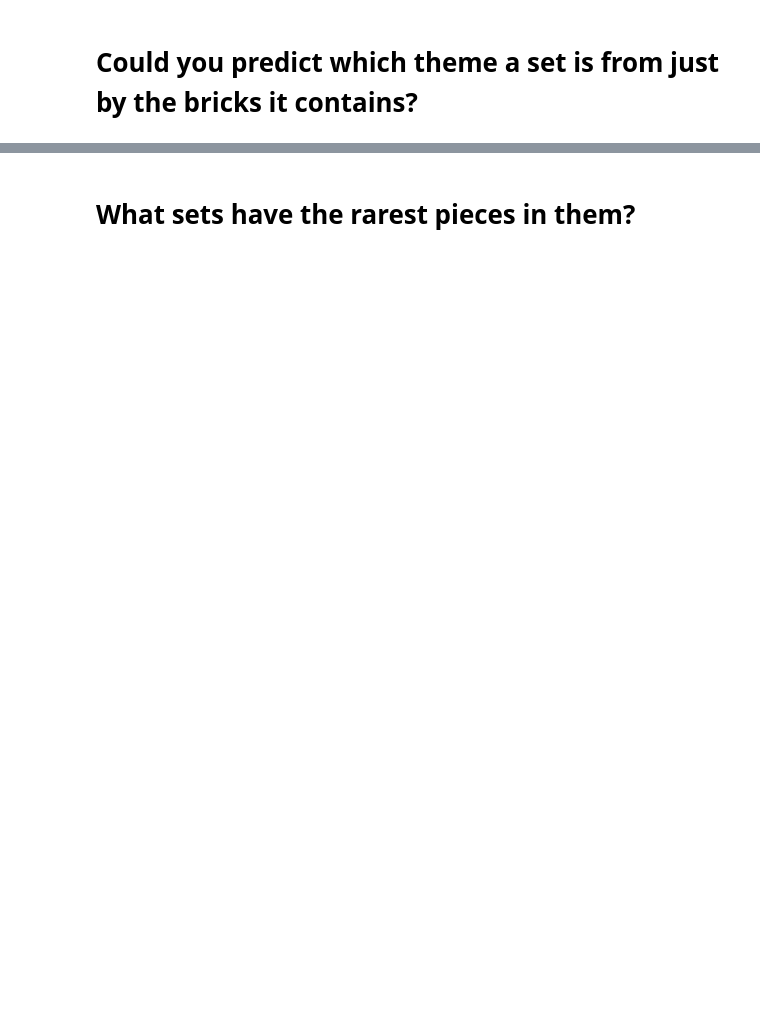
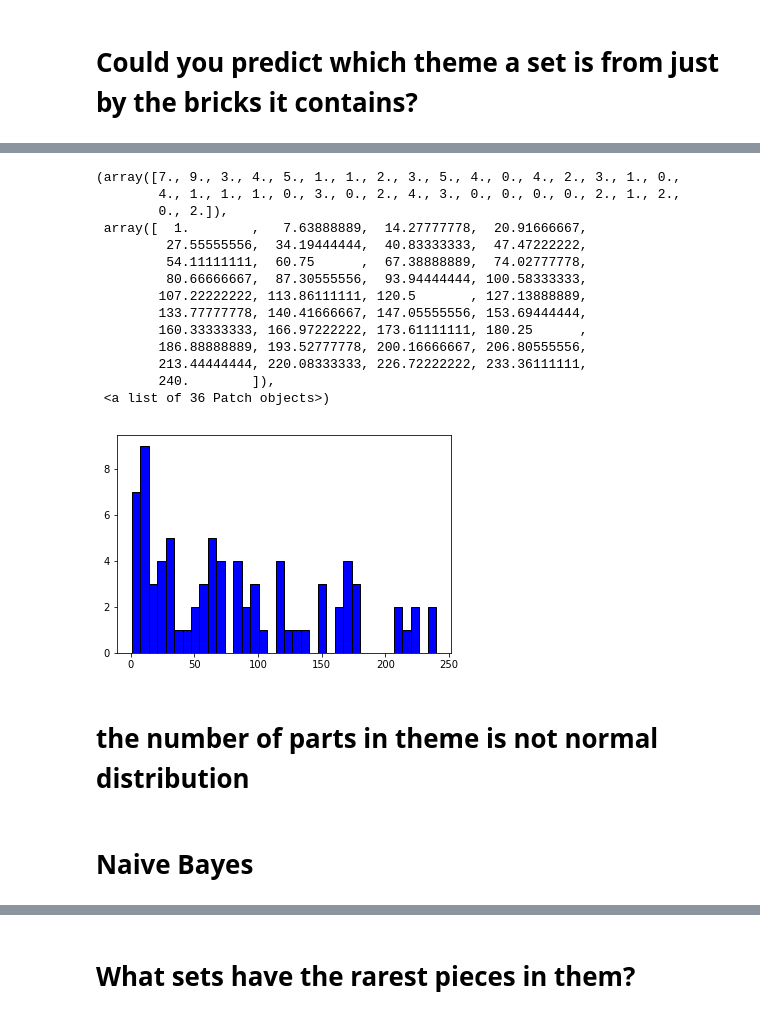
Before and after one commit to JingruMa/Lego, a Jupyter notebook: mergeData.ipynb, the cells around one changed output, grey strips where cells are left out. Cells and saved outputs as stored; diff of their text form; code cells hidden in the pictures; blank space fills up the shorter version.

```diff
--- a/mergeData.ipynb
+++ b/mergeData.ipynb
@@ -207,0 +195,23 @@ ValueError: Found input variables with inconsistent numbers of samples: [1, 89]
+# %%
+plt.hist(r1['num_of_parts'], color = 'blue', edgecolor = 'black',
+         bins = int(180/5))
+# %% [output]
+(array([7., 9., 3., 4., 5., 1., 1., 2., 3., 5., 4., 0., 4., 2., 3., 1., 0.,
+        4., 1., 1., 1., 0., 3., 0., 2., 4., 3., 0., 0., 0., 0., 2., 1., 2.,
+        0., 2.]),
+ array([  1.        ,   7.63888889,  14.27777778,  20.91666667,
+         27.55555556,  34.19444444,  40.83333333,  47.47222222,
+         54.11111111,  60.75      ,  67.38888889,  74.02777778,
+         80.66666667,  87.30555556,  93.94444444, 100.58333333,
+        107.22222222, 113.86111111, 120.5       , 127.13888889,
+        133.77777778, 140.41666667, 147.05555556, 153.69444444,
+        160.33333333, 166.97222222, 173.61111111, 180.25      ,
+        186.88888889, 193.52777778, 200.16666667, 206.80555556,
+        213.44444444, 220.08333333, 226.72222222, 233.36111111,
+        240.        ]),
+ <a list of 36 Patch objects>)
+[figure, added]
+# %% [markdown]
+# the number of parts in theme is not normal distribution
+# %% [markdown]
+# Naive Bayes
```
Also changed, not shown: parts of 38 cells of this notebook.
